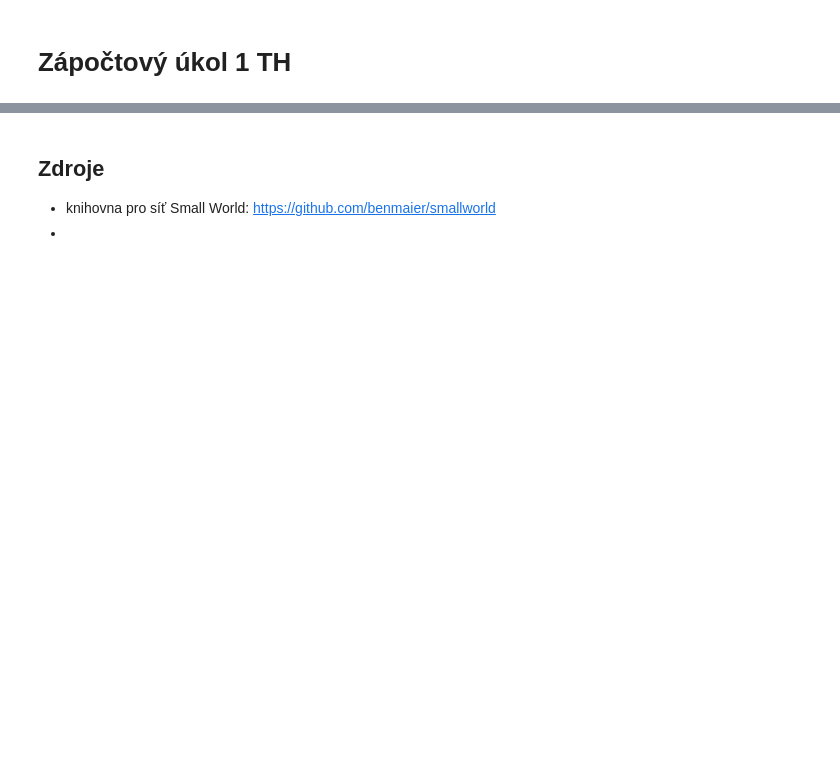
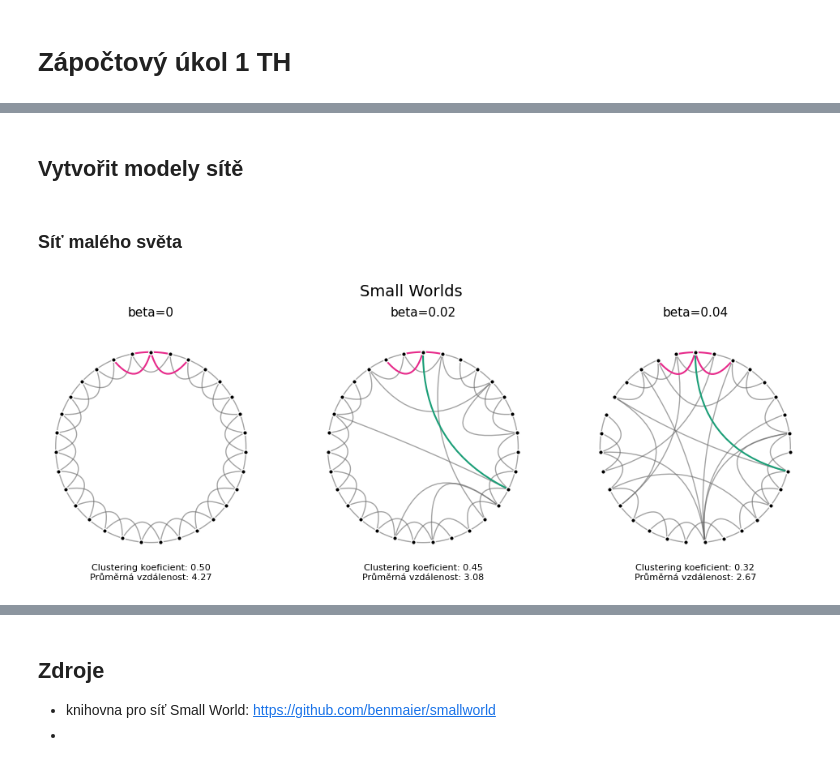
Before and after one commit to bourama1/TH1zp, a Jupyter notebook: TH1zp.ipynb, the cells around one changed output, grey strips where cells are left out. Saved outputs shown, nothing was run; the diff lists cells and outputs as text; code cells hidden in the pictures; blank space fills up the shorter version.

```diff
--- a/TH1zp.ipynb
+++ b/TH1zp.ipynb
@@ -70,0 +18,48 @@ Průměrná vzdálenost mezi dvěma body: 2.7978494623655914
+# %% [markdown]
+## Vytvořit modely sítě
+# %%
+def print_network_properties(G, ax):
+    try:
+        clustering_coefficient = nx.average_clustering(G)
+        average_shortest_path_length = nx.average_shortest_path_length(G)
+        text = f"Clustering koeficient: {clustering_coefficient:.2f}\nPrůměrná vzdálenost: {average_shortest_path_length:.2f}"
+    except nx.NetworkXError as e:
+        text = "Graf není spojený, nelze vypočítat průměrnou vzdálenost."
+    ax.text(0.5, 0, text, horizontalalignment='center', verticalalignment='center', transform=ax.transAxes, fontsize=8)
+
+# Definice parametrů sítě
+###   LZE MĚNIT
+###   N udává počet uzlů
+###   betas = Pravděpodobnost přepojení hrany v siti SMALL WORLD ONLY
+###   p_edge = Pravděpodobnost existence hrany mezi uzly RANDOM NETWORK ONLY
+N = 31
+betas = [0, 0.02, 0.04] # vice hodnot Beta pouze pro vizualizaci prepojovani, ulozena vzdy posledni sit
+p_edge = 0.1
+# %% [markdown]
+### Síť malého světa
+# %%
+labels = [f"beta={beta}" for beta in betas]
+focal_node = 0
+SW = 0
+
+# Vytvoření subplotů dle počtu hodnot betas
+fig, ax = plt.subplots(1, len(betas), figsize=(len(betas)*4, 4))
+
+# Procházení jednotlivých hodnot betas a jejich zobrazení
+for ib, beta in enumerate(betas):
+    # Vytvoření a vykreslení sítě
+    SW = get_smallworld_graph(N, 2, beta)
+    draw_network(SW, 2, focal_node=focal_node, ax=ax[ib])
+    ax[ib].set_title(labels[ib], fontsize=11)
+
+    # Výpočet a výpis vlastností sítě pod graf
+    print_network_properties(SW, ax[ib])
+
+# Přidání nadpisu nad všechny grafy
+plt.suptitle("Small Worlds", fontsize=14, y=1)
+
+# Zobrazení
+plt.subplots_adjust(wspace=0.3)
+plt.show()
+# %% [output]
+[figure, added]
```
Also changed, not shown: parts of 13 cells of this notebook.
